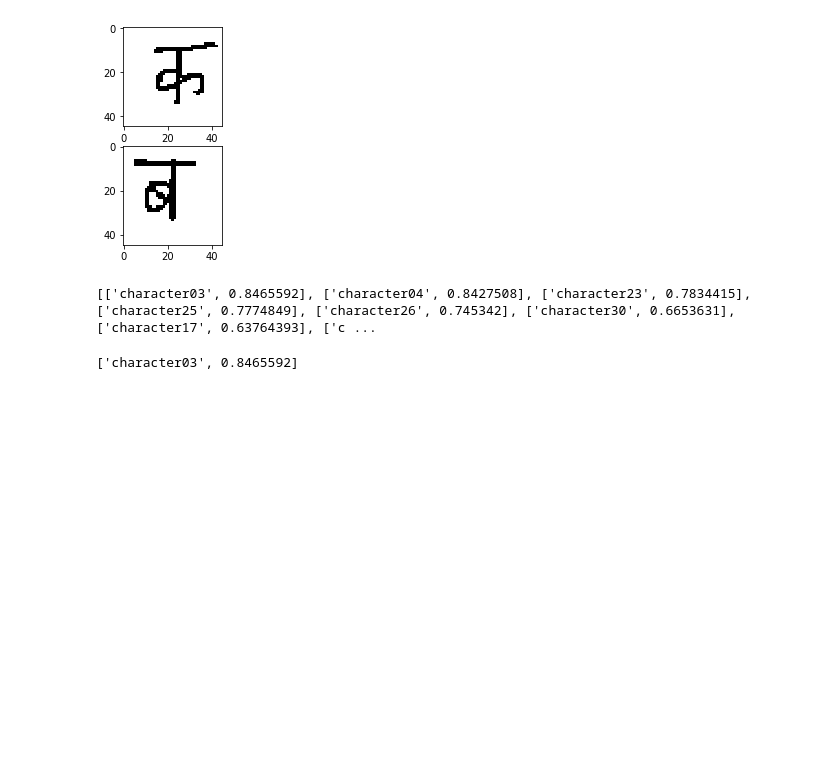
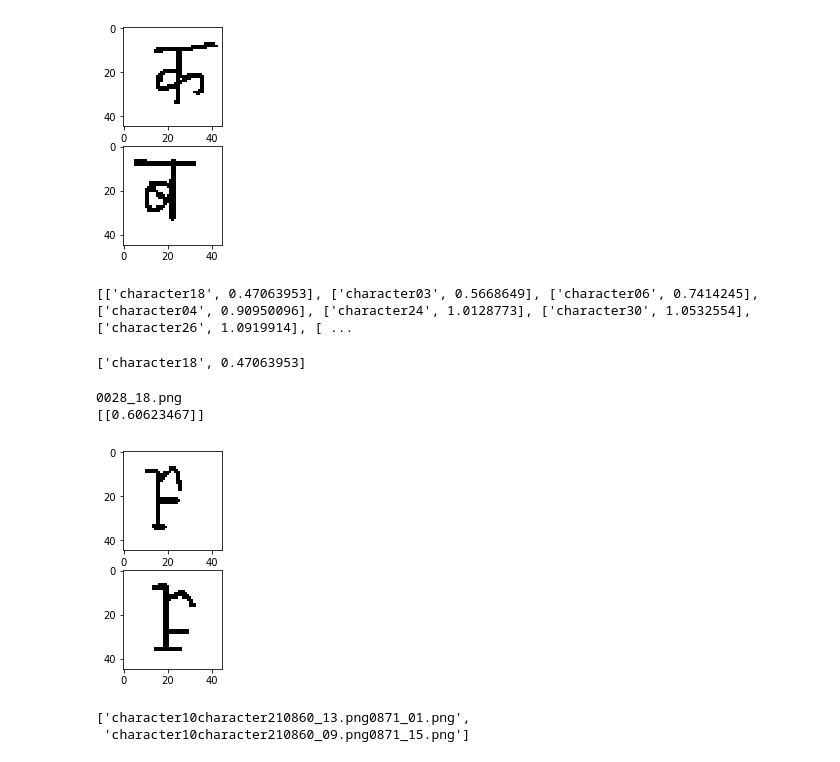
Before and after one commit to rsk2327/GenericModels, a Jupyter notebook: SiameseNetworks/Main.ipynb, the cells around one changed output. Drawn from its saved outputs; the diff is of its cells as text; code cells hidden in the pictures; blank space fills up the shorter version.

```diff
--- a/SiameseNetworks/Main.ipynb
+++ b/SiameseNetworks/Main.ipynb
@@ -187,0 +313,8 @@ Epoch 10/10
+# %%
+distance = Lambda(euclidean_distance, output_shape=eucl_dist_output_shape)([outputA,outputB])
+
+model = Model(input=[inputA, inputB], output=distance)
+
+model.compile(loss=contrastive_loss,optimizer='adadelta')
+# %%
+model.fit([inputAimgs,inputBimgs], target, batch_size = 30,epochs = 10 )
@@ -337,5 +558,44 @@ def predictBestFolder(img,label,trainPath,model,numImages = 5,printList = False)
 # %%
-predictBestFolder(a,'asdas',trainPath,siamese_net,15,printList=True)
+predictBestFolder(a,'asdas',trainPath,model,15,printList=True)
 # %% [output]
-[['character03', 0.8465592], ['character04', 0.8427508], ['character23', 0.7834415], ['character25', 0.7774849], ['character26', 0.745342], ['character30', 0.6653631], ['character17', 0.63764393], ['c ...
+[['character18', 0.47063953], ['character03', 0.5668649], ['character06', 0.7414245], ['character04', 0.90950096], ['character24', 1.0128773], ['character30', 1.0532554], ['character26', 1.0919914], [ ...
-['character03', 0.8465592]
+['character18', 0.47063953]
+# %%
+def checkPred(folder1,img1,folder2,img2,train1=True,train2=True):
+
+    if train1 == True:
+        image1 = sorted(os.listdir(os.path.join(trainPath,folder1)))[img1]
+        image1 = read_img(os.path.join(trainPath,folder1,image1), imgSize)
+    else:
+        image1 = sorted(os.listdir(os.path.join(testPath,folder1)))[img1]
+        image1 = read_img(os.path.join(testPath,folder1,image1), imgSize)
+
+    if train2 == True:
+        image2 = sorted(os.listdir(os.path.join(trainPath,folder2)))[img2]
+        image2 = read_img(os.path.join(trainPath,folder2,image2), imgSize)
+    else:
+        image2 = sorted(os.listdir(os.path.join(testPath,folder2)))[img2]
+        print(image2)
+        image2 = read_img(os.path.join(testPath,folder2,image2), imgSize)
+
+
+    pred = model.predict([image1.reshape(1,45,45,3), image2.reshape(1,imgSize[0],imgSize[1],3)])
+
+    plt.subplot(211)
+    plt.imshow(image1)
+
+    plt.subplot(212)
+    plt.imshow(image2)
+
+    print(pred)
+# %%
+checkPred('character02',5,'character02',2,train2= False)
+# %% [output]
+0028_18.png
+[[0.60623467]]
+[figure, added]
+# %%
+searchList('character10character21')
+# %% [output]
+['character10character210860_13.png0871_01.png',
+ 'character10character210860_09.png0871_15.png']
```
Also changed, not shown: parts of 37 cells of this notebook.
